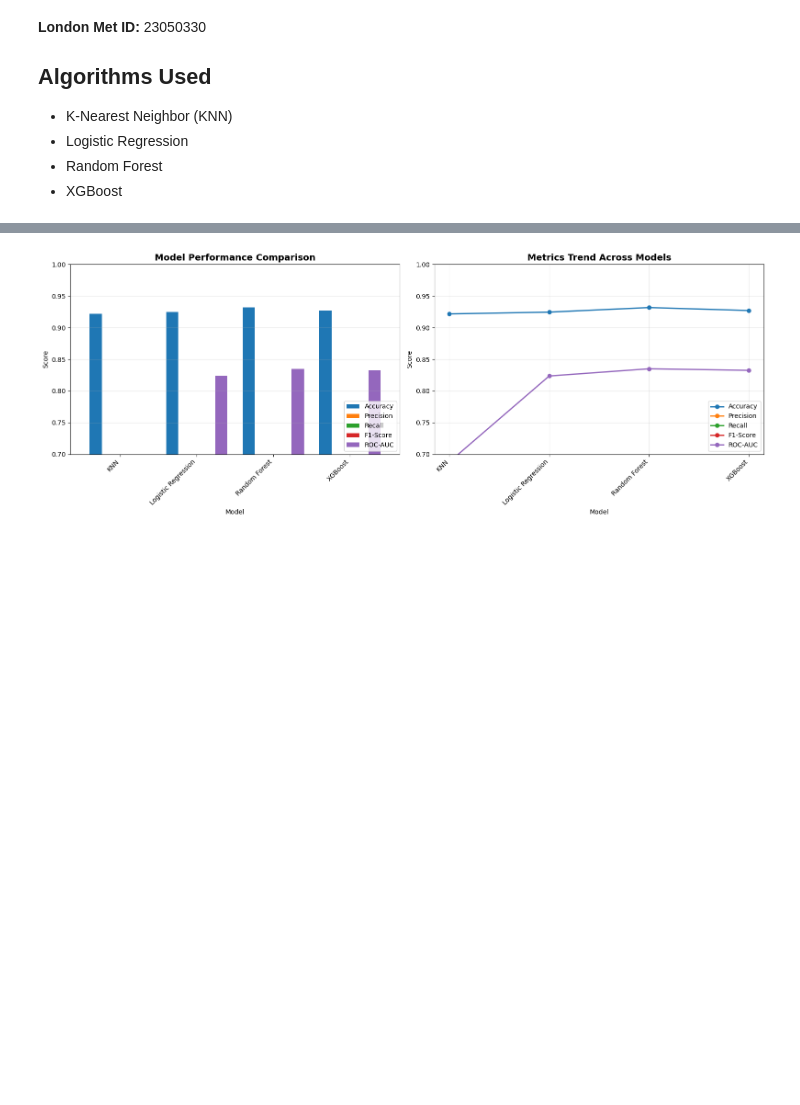
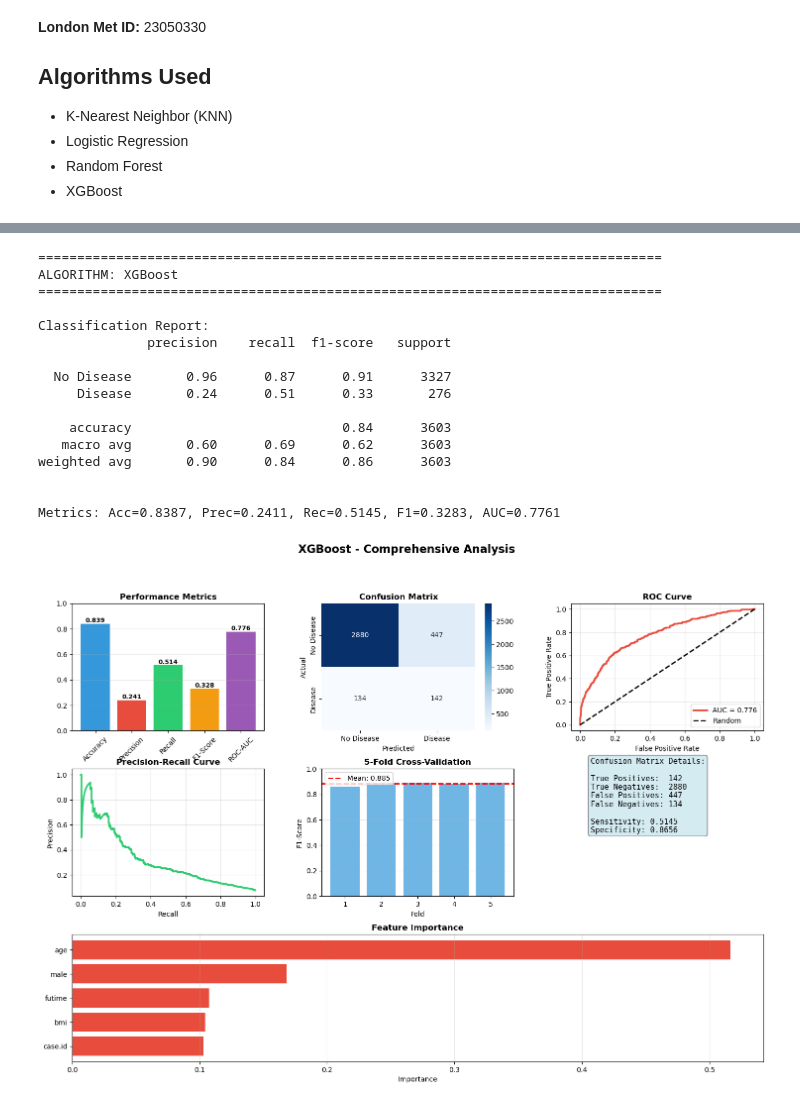
Before and after one commit to Pranay0702/liver_disease_prediction-, a Jupyter notebook: liverDiseasePrediction.ipynb, the cells around one changed output, grey strips where cells are left out. Saved outputs shown, nothing was run; the diff lists cells and outputs as text; code cells hidden in the pictures; blank space fills up the shorter version.

```diff
--- a/liverDiseasePrediction.ipynb
+++ b/liverDiseasePrediction.ipynb
@@ -259,11 +160,13 @@ Name: count, dtype: int64
 # %%
-# Train-test split
-X_train, X_test, y_train, y_test = train_test_split(
-    X, y, test_size=0.2, random_state=42, stratify=y
-)
-
-print(f"Training set size: {X_train.shape[0]} ({X_train.shape[0]/len(X)*100:.1f}%)")
-print(f"Test set size: {X_test.shape[0]} ({X_test.shape[0]/len(X)*100:.1f}%)")
-print(f"Training set class distribution:\n{y_train.value_counts()}")
-print(f"Test set class distribution:\n{y_test.value_counts()}")
+# Box Plot
+fig, axes = plt.subplots(2, 3, figsize=(16, 10))
+axes = axes.ravel()
+for idx, feature in enumerate(list(X.columns)[:6]):
+    df_balanced.boxplot(column=feature, by=target_column, ax=axes[idx])
+    axes[idx].set_title(f'Box Plot: {feature}', fontweight='bold')
+    axes[idx].set_xlabel('Status')
+    plt.sca(axes[idx])
+    plt.xticks([1, 2], ['No Disease', 'Disease'])
+plt.tight_layout()
+plt.show()
 # %% [output]
@@ -402,28 +439,22 @@ Best Model (based on Recall): XGBoost
 # %%
-# Visualization 6: Model Performance Comparison
-fig, axes = plt.subplots(1, 2, figsize=(16, 6))
-
-# Bar plot
-results_df.plot(kind="bar", ax=axes[0], width=0.8)
-axes[0].set_title("Model Performance Comparison", fontsize=14, fontweight='bold')
-axes[0].set_ylabel("Score")
-axes[0].set_xlabel("Model")
-axes[0].set_xticklabels(axes[0].get_xticklabels(), rotation=45, ha='right')
-axes[0].legend(loc='lower right')
-axes[0].grid(axis='y', alpha=0.3)
-axes[0].set_ylim([0.7, 1.0])
-for metric in results_df.columns:
-    axes[1].plot(results_df.index, results_df[metric], marker='o', label=metric, linewidth=2)
-axes[1].set_title("Metrics Trend Across Models", fontsize=14, fontweight='bold')
-axes[1].set_xlabel("Model")
-axes[1].set_ylabel("Score")
-axes[1].set_xticklabels(results_df.index, rotation=45, ha='right')
-axes[1].legend()
-axes[1].grid(True, alpha=0.3)
-axes[1].set_ylim([0.7, 1.0])
-plt.tight_layout()
-plt.savefig('model_comparison.png', dpi=300, bbox_inches='tight')
-plt.show()
+# XGBOOST ANALYSIS
+plot_algorithm_analysis("XGBoost", results, predictions, confusion_matrices, cv_scores, y_test, models, X)
 # %% [output]
+================================================================================
+ALGORITHM: XGBoost
+================================================================================
+
+Classification Report:
+              precision    recall  f1-score   support
+
+  No Disease       0.96      0.87      0.91      3327
+     Disease       0.24      0.51      0.33       276
+
+    accuracy                           0.84      3603
+   macro avg       0.60      0.69      0.62      3603
+weighted avg       0.90      0.84      0.86      3603
+
+
+Metrics: Acc=0.8387, Prec=0.2411, Rec=0.5145, F1=0.3283, AUC=0.7761
-[figure, old version]
+[figure, new version]
 # %%
```
Also changed, not shown: parts of 27 cells of this notebook, 8 other files.
